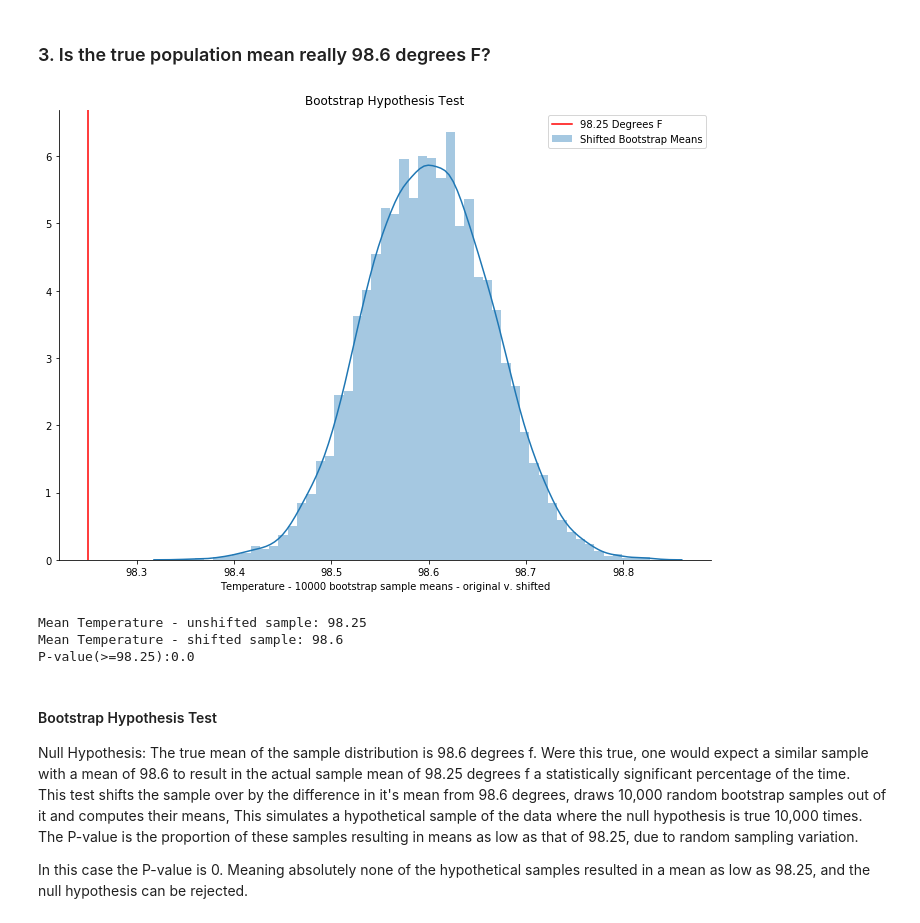
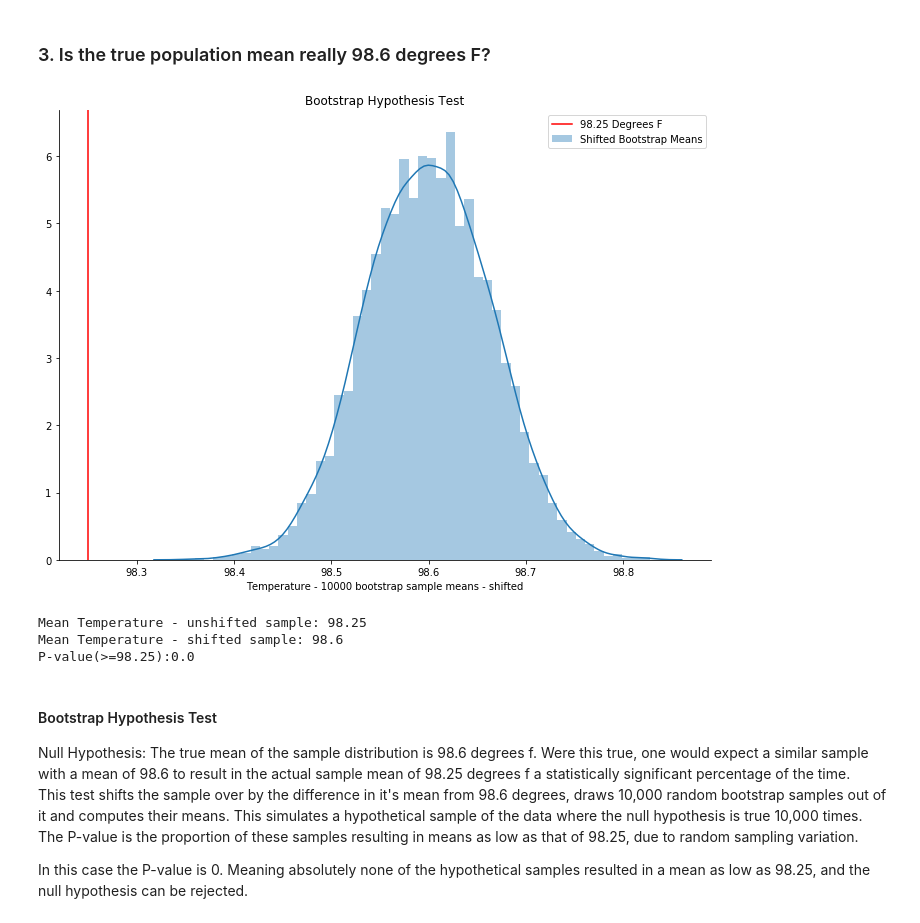
Before and after one commit to Nhorning/EDA_human_temperature, a Jupyter notebook: sliderule_dsi_inferential_statistics_exercise_1.ipynb, the cells around one changed output. Drawn from its saved outputs; the diff is of its cells as text; code cells hidden in the pictures.

Commit message:
Bootstrap detail corrections
 Changes to be committed:
	modified:   sliderule_dsi_inferential_statistics_exercise_1.ipynb

```diff
--- a/sliderule_dsi_inferential_statistics_exercise_1.ipynb
+++ b/sliderule_dsi_inferential_statistics_exercise_1.ipynb
@@ -200,35 +200,35 @@ shifted_sample = T + (98.6 - muT)
 shifted_bs_means = bs_sample(shifted_sample, np.mean,n)
 bs_means = bs_sample(T,np.mean,n)
 
 #Find mean of bootstrap means
 bs_mean_mean = np.mean(bs_means)
 shifted_mean_mean = np.mean(shifted_bs_means)
 
 #find p value
 p = np.sum(shifted_bs_means <= muT)/n
 
 
 #Plot bootstrap means
 f, ax = plt.subplots(1, 1)
 #sns.distplot(bs_means, label='Bootstrap Means')
 sns.distplot(shifted_bs_means, label = 'Shifted Bootstrap Means')
 plt.axvline(x=muT, c='r', label=str(round(muT,2))+' Degrees F')
 f.set_size_inches(A4)
 sns.despine()
-xlabel='Temperature - '+str(n)+' bootstrap sample means - original v. shifted'
+xlabel='Temperature - '+str(n)+' bootstrap sample means - shifted'
 ax.set_xlabel(xlabel)
 ax.set_title('Bootstrap Hypothesis Test')
 plt.legend()
 
 plt.show()
 mstring = 'Mean Temperature - unshifted sample: '+str(round(bs_mean_mean,2))\
             +'\nMean Temperature - shifted sample: '+str(round(shifted_mean_mean,2))\
             +'\nP-value(>='+str(muT)+'):'+str(p)
 
 
 print(mstring)
 # %% [output]
-[figure, old version]
+[figure, new version]
 Mean Temperature - unshifted sample: 98.25
 Mean Temperature - shifted sample: 98.6
 P-value(>=98.25):0.0
@@ -236,6 +236,6 @@ P-value(>=98.25):0.0
 #### Bootstrap Hypothesis Test
 Null Hypothesis: The true mean of the sample distribution is 98.6 degrees f.
 Were this true, one would expect a similar sample with a mean of 98.6 to result in the actual sample mean of 98.25 degrees f a statistically significant percentage of the time.
-This test shifts the sample over by the difference in it's mean from 98.6 degrees, draws 10,000 random bootstrap samples out of it and computes their means, This simulates a hypothetical sample of the data where the null hypothesis is true 10,000 times. The P-value is the proportion of these samples resulting in means as low as that of 98.25, due to random sampling variation.
+This test shifts the sample over by the difference in it's mean from 98.6 degrees, draws 10,000 random bootstrap samples out of it and computes their means. This simulates a hypothetical sample of the data where the null hypothesis is true 10,000 times. The P-value is the proportion of these samples resulting in means as low as that of 98.25, due to random sampling variation.
 
 In this case the P-value is 0. Meaning absolutely none of the hypothetical samples resulted in a mean as low as 98.25, and the null hypothesis can be rejected.
```
